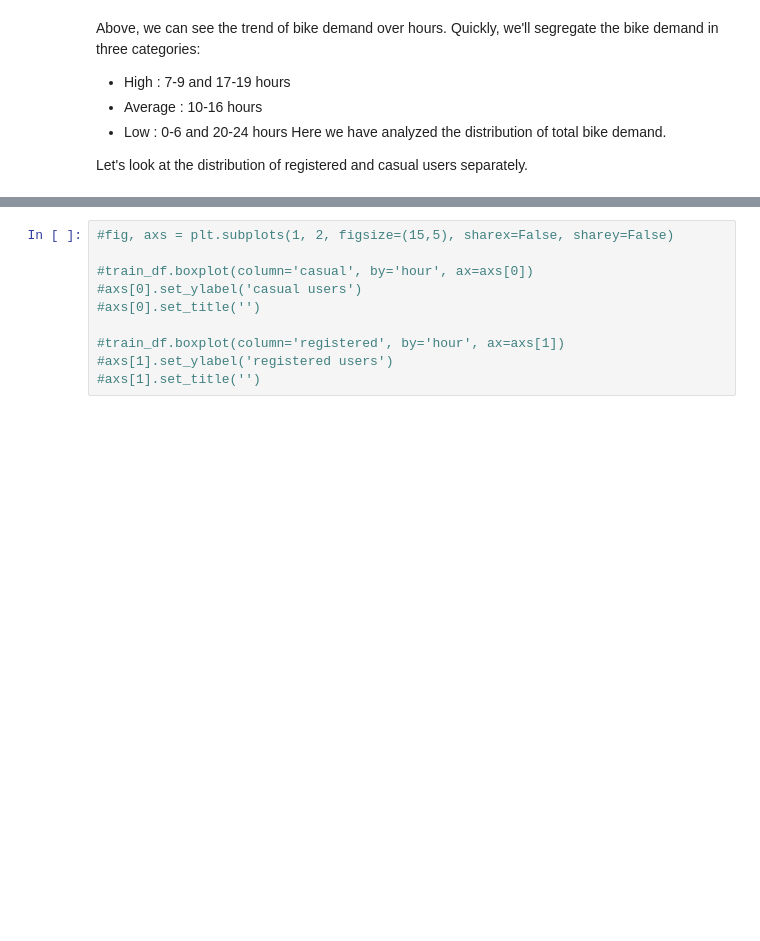
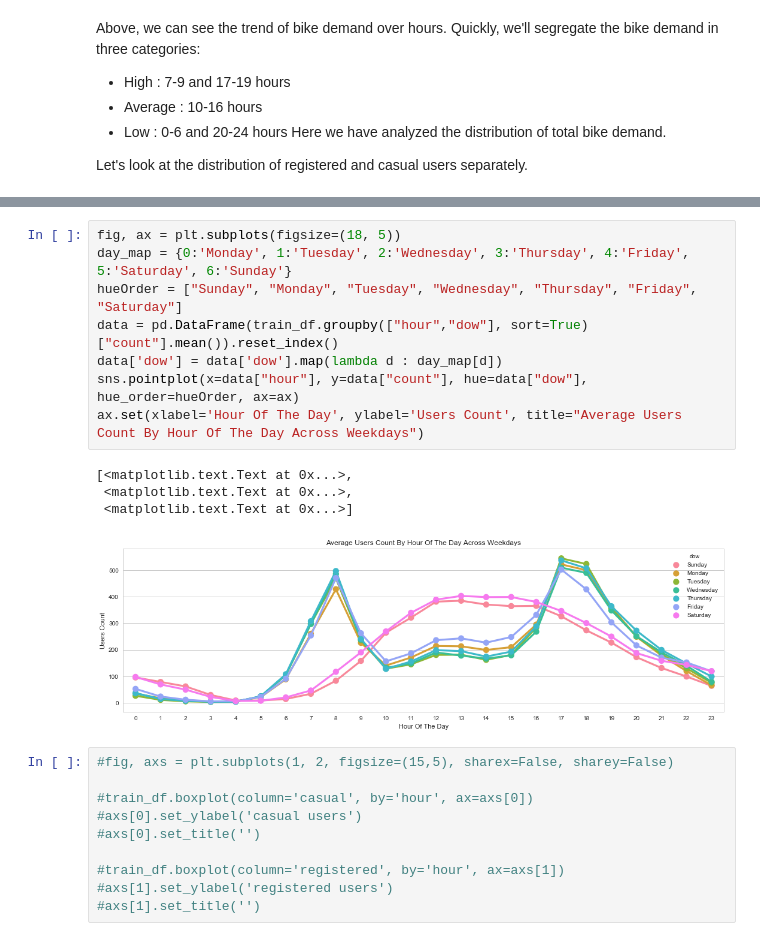
Before and after one commit to LinuxAI-PKU/ml-workspace, a Jupyter notebook: kaggle-bike-sharing-demand/kaggle-bike-sharing-demand.ipynb, the cells around one changed output, grey strips where cells are left out. Drawn from its saved outputs; the diff is of its cells as text; blank space fills up the shorter version.

```diff
--- a/kaggle-bike-sharing-demand/kaggle-bike-sharing-demand.ipynb
+++ b/kaggle-bike-sharing-demand/kaggle-bike-sharing-demand.ipynb
@@ -353,3 +351,16 @@ Let's look at the distribution of registered and casual users separately.
+# %%
+fig, ax = plt.subplots(figsize=(18, 5))
+day_map = {0:'Monday', 1:'Tuesday', 2:'Wednesday', 3:'Thursday', 4:'Friday', 5:'Saturday', 6:'Sunday'}
+hueOrder = ["Sunday", "Monday", "Tuesday", "Wednesday", "Thursday", "Friday", "Saturday"]
+data = pd.DataFrame(train_df.groupby(["hour","dow"], sort=True)["count"].mean()).reset_index()
+data['dow'] = data['dow'].map(lambda d : day_map[d])
+sns.pointplot(x=data["hour"], y=data["count"], hue=data["dow"], hue_order=hueOrder, ax=ax)
+ax.set(xlabel='Hour Of The Day', ylabel='Users Count', title="Average Users Count By Hour Of The Day Across Weekdays")
+# %% [output]
+[<matplotlib.text.Text at 0x...>,
+ <matplotlib.text.Text at 0x...>,
+ <matplotlib.text.Text at 0x...>]
+[figure, added]
 # %%
 #fig, axs = plt.subplots(1, 2, figsize=(15,5), sharex=False, sharey=False)
 
```
Also changed, not shown: parts of 7 cells of this notebook.
